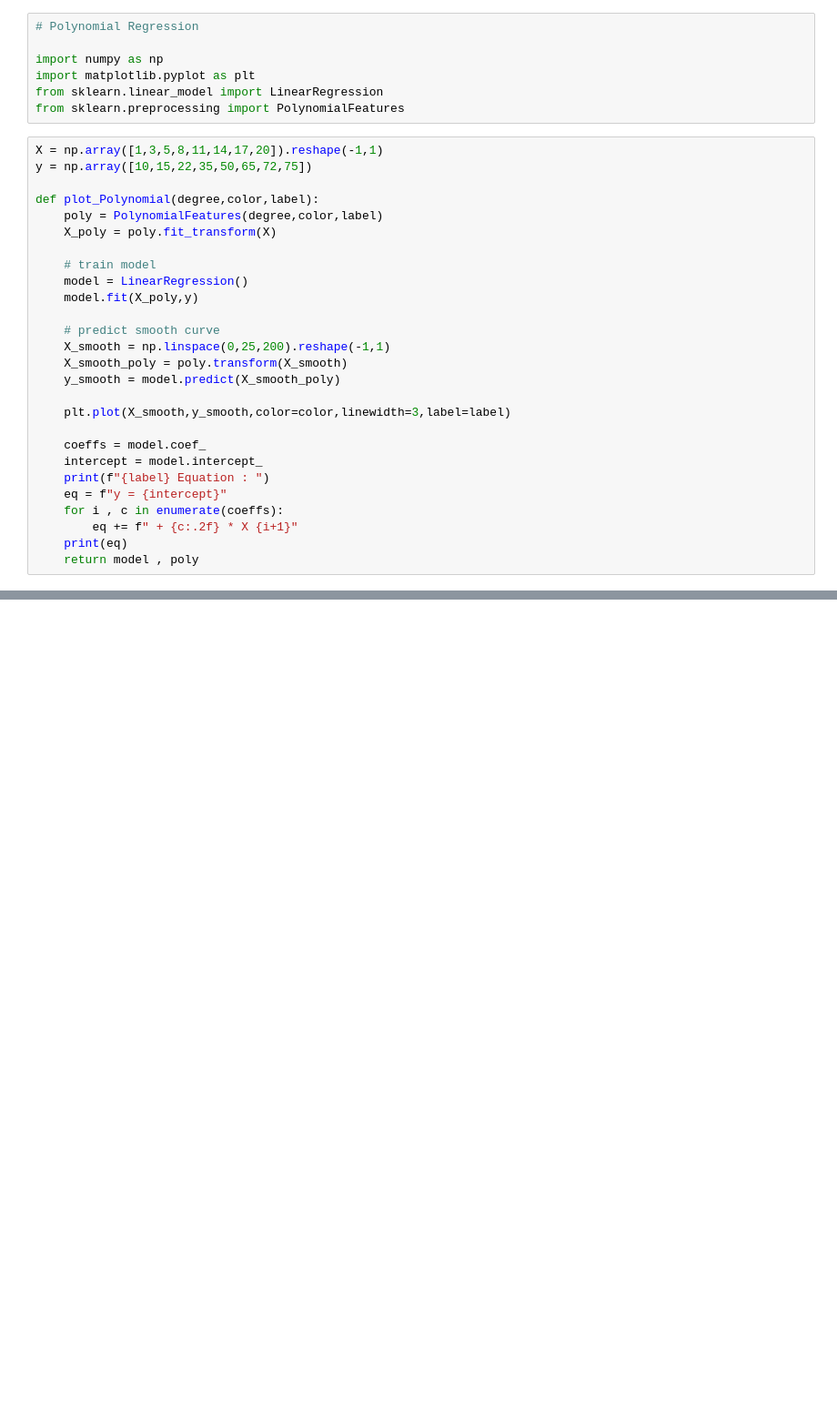
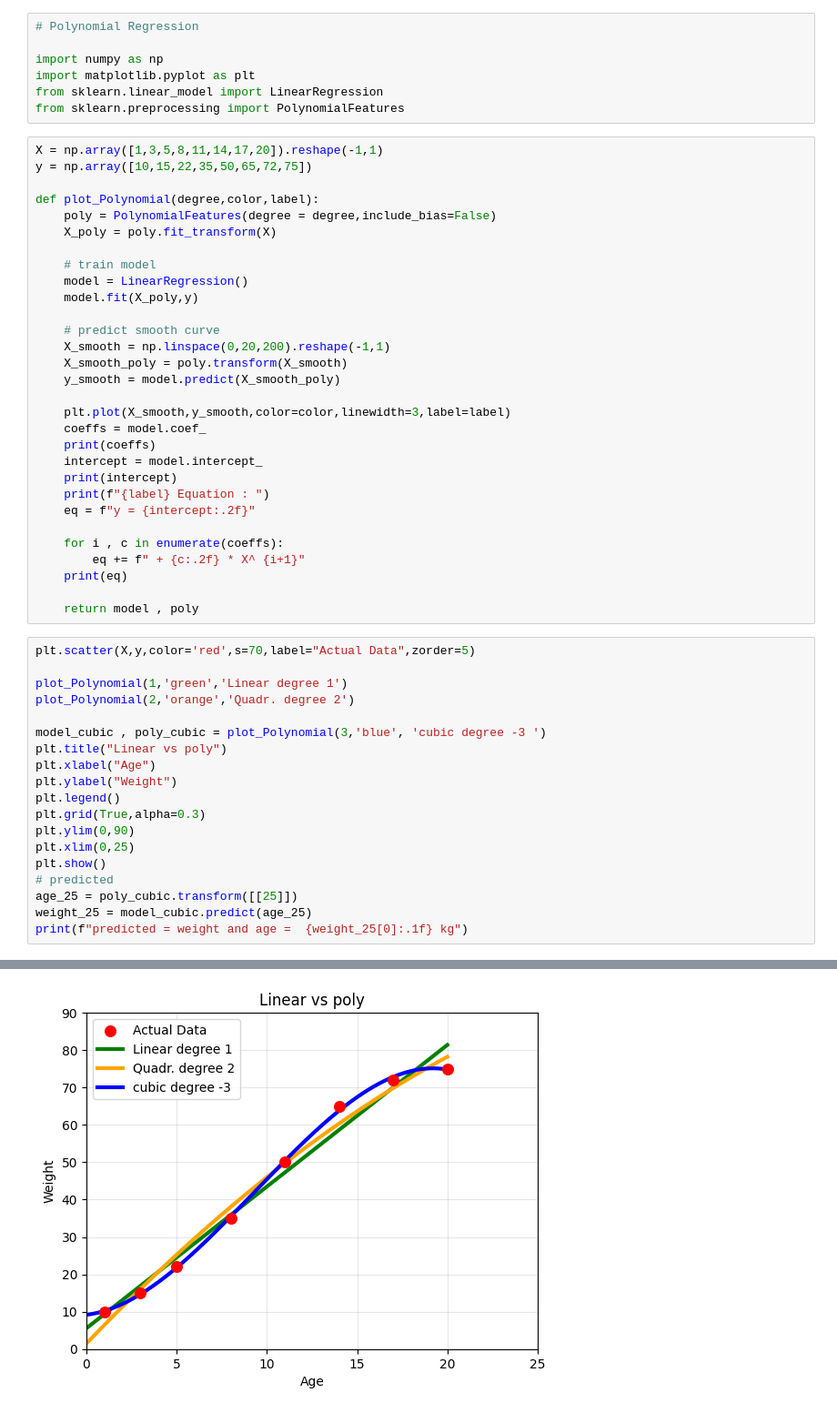
Before and after one commit to Pankaj-Str/Complete-Python-Mastery, a Jupyter notebook: 00 Lecture/lecture16/23 April 2026/Polynomial Regression.ipynb, the cells around one changed output, grey strips where cells are left out. Shown at 91% size. Saved outputs shown, nothing was run; the diff lists cells and outputs as text; blank space fills up the shorter version.

```diff
--- a/00 Lecture/lecture16/23 April 2026/Polynomial Regression.ipynb
+++ b/00 Lecture/lecture16/23 April 2026/Polynomial Regression.ipynb
@@ -10,7 +10,7 @@ X = np.array([1,3,5,8,11,14,17,20]).reshape(-1,1)
 y = np.array([10,15,22,35,50,65,72,75])
 
 def plot_Polynomial(degree,color,label):
-    poly = PolynomialFeatures(degree,color,label)
+    poly = PolynomialFeatures(degree = degree,include_bias=False)
     X_poly = poly.fit_transform(X)
 
     # train model
@@ -18,17 +18,40 @@ def plot_Polynomial(degree,color,label):
     model.fit(X_poly,y)
 
     # predict smooth curve
-    X_smooth = np.linspace(0,25,200).reshape(-1,1)
+    X_smooth = np.linspace(0,20,200).reshape(-1,1)
     X_smooth_poly = poly.transform(X_smooth)
     y_smooth = model.predict(X_smooth_poly)
 
     plt.plot(X_smooth,y_smooth,color=color,linewidth=3,label=label)
+    coeffs = model.coef_
+    print(coeffs)
+    intercept = model.intercept_
+    print(intercept)
+    print(f"{label} Equation : ")
+    eq = f"y = {intercept:.2f}"
 
-    coeffs = model.coef_
-    intercept = model.intercept_
-    print(f"{label} Equation : ")
-    eq = f"y = {intercept}"
     for i , c in enumerate(coeffs):
-        eq += f" + {c:.2f} * X {i+1}"
+        eq += f" + {c:.2f} * X^ {i+1}"
     print(eq)
+
     return model , poly
+# %%
+plt.scatter(X,y,color='red',s=70,label="Actual Data",zorder=5)
+
+plot_Polynomial(1,'green','Linear degree 1')
+plot_Polynomial(2,'orange','Quadr. degree 2')
+
+model_cubic , poly_cubic = plot_Polynomial(3,'blue', 'cubic degree -3 ')
+plt.title("Linear vs poly")
+plt.xlabel("Age")
+plt.ylabel("Weight")
+plt.legend()
+plt.grid(True,alpha=0.3)
+plt.ylim(0,90)
+plt.xlim(0,25)
+plt.show()
+# predicted
+age_25 = poly_cubic.transform([[25]])
+weight_25 = model_cubic.predict(age_25)
+print(f"predicted = weight and age =  {weight_25[0]:.1f} kg")
+# %% [output]
@@ -34,0 +70 @@ def plot_Polynomial(degree,color,label):
+[figure, added]
```
Also changed, not shown: parts of 2 cells of this notebook, 6 other files.
